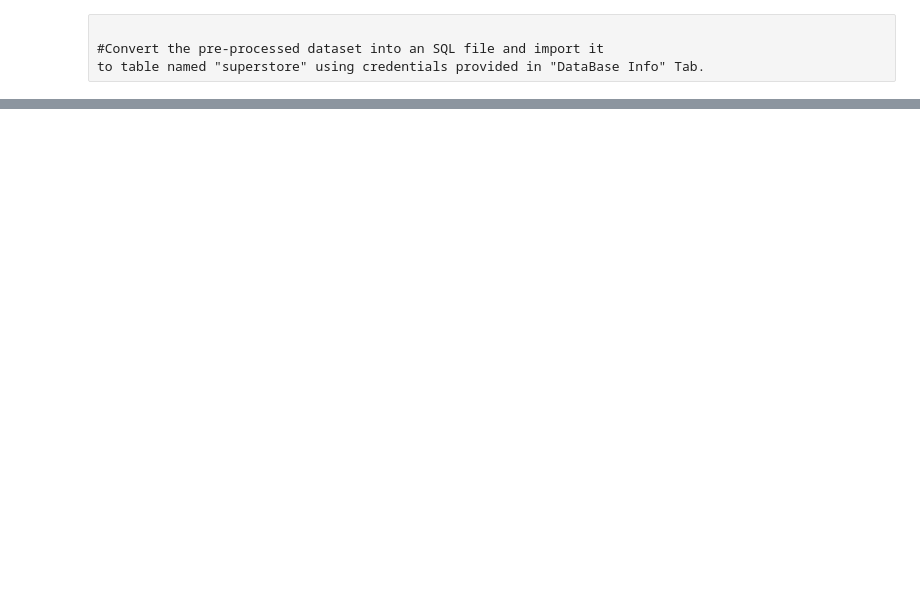
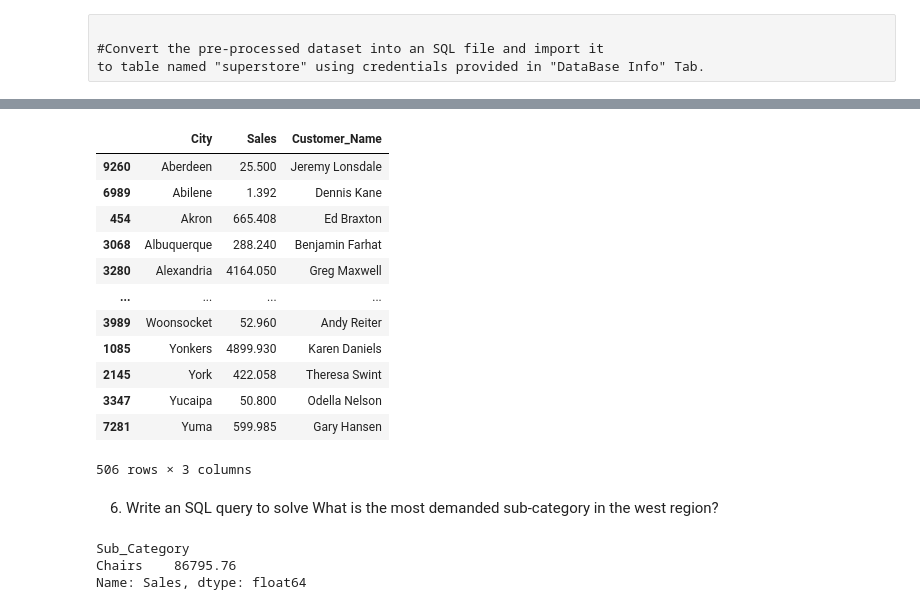
Before and after one commit to MittalMonika/Superstone, a Jupyter notebook: preprocessing.ipynb, the cells around one changed output, grey strips where cells are left out. Cells and saved outputs as stored; diff of their text form; code cells hidden in the pictures; blank space fills up the shorter version.

```diff
--- a/preprocessing.ipynb
+++ b/preprocessing.ipynb
@@ -236,0 +356,24 @@ sql_string = 'SELECT * FROM superstore'
+# %%
+df_new.loc[idmax]
+# %% [output]
+|  | City | Sales | Customer_Name |
+| 9260 | Aberdeen | 25.500 | Jeremy Lonsdale |
+| 6989 | Abilene | 1.392 | Dennis Kane |
+| 454 | Akron | 665.408 | Ed Braxton |
+| 3068 | Albuquerque | 288.240 | Benjamin Farhat |
+| 3280 | Alexandria | 4164.050 | Greg Maxwell |
+| ... | ... | ... | ... |
+| 3989 | Woonsocket | 52.960 | Andy Reiter |
+| 1085 | Yonkers | 4899.930 | Karen Daniels |
+| 2145 | York | 422.058 | Theresa Swint |
+| 3347 | Yucaipa | 50.800 | Odella Nelson |
+| 7281 | Yuma | 599.985 | Gary Hansen |
+506 rows × 3 columns
+# %% [markdown]
+ 6. Write an SQL query to solve What is the most demanded sub-category in the west region?
+# %%
+df[df['Region']=='West'].groupby(['Sub_Category'])['Sales'].sum().sort_values(ascending=False)[:1]
+# %% [output]
+Sub_Category
+Chairs    86795.76
+Name: Sales, dtype: float64
```
Also changed, not shown: parts of 36 cells of this notebook, 1 other file.
